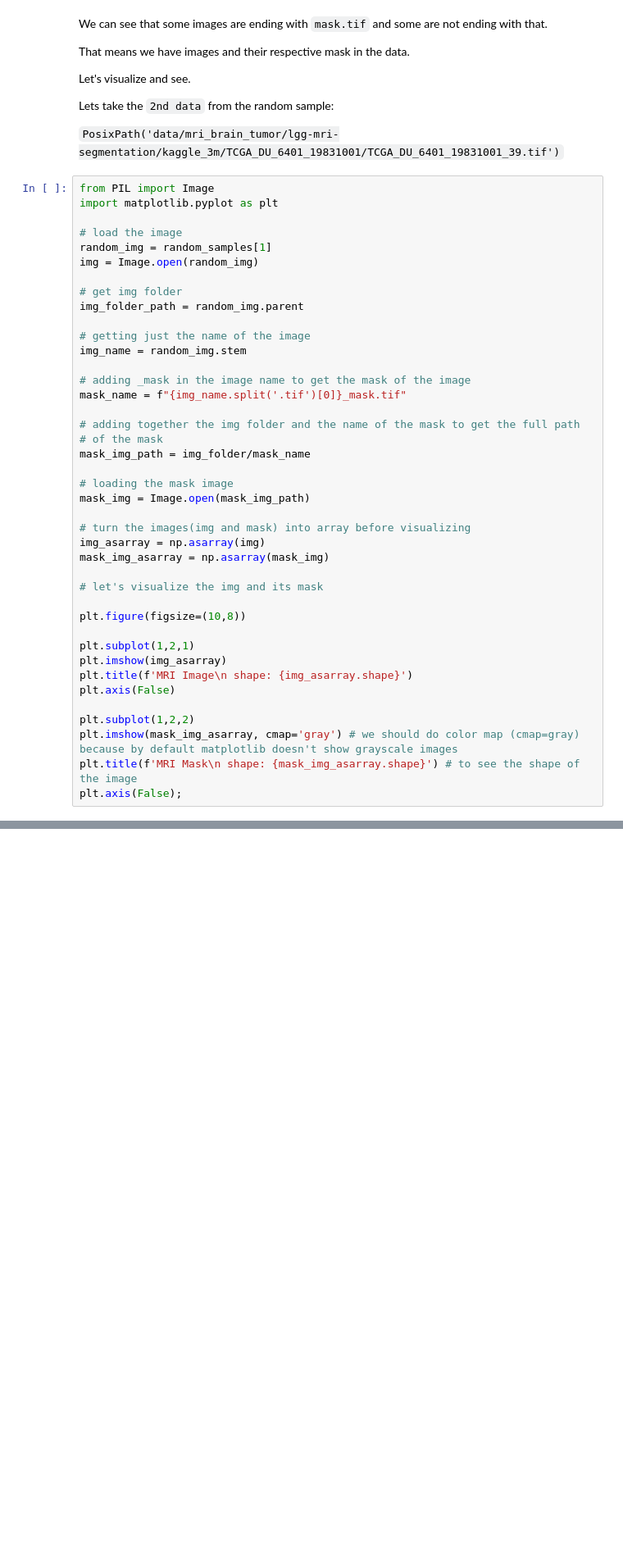
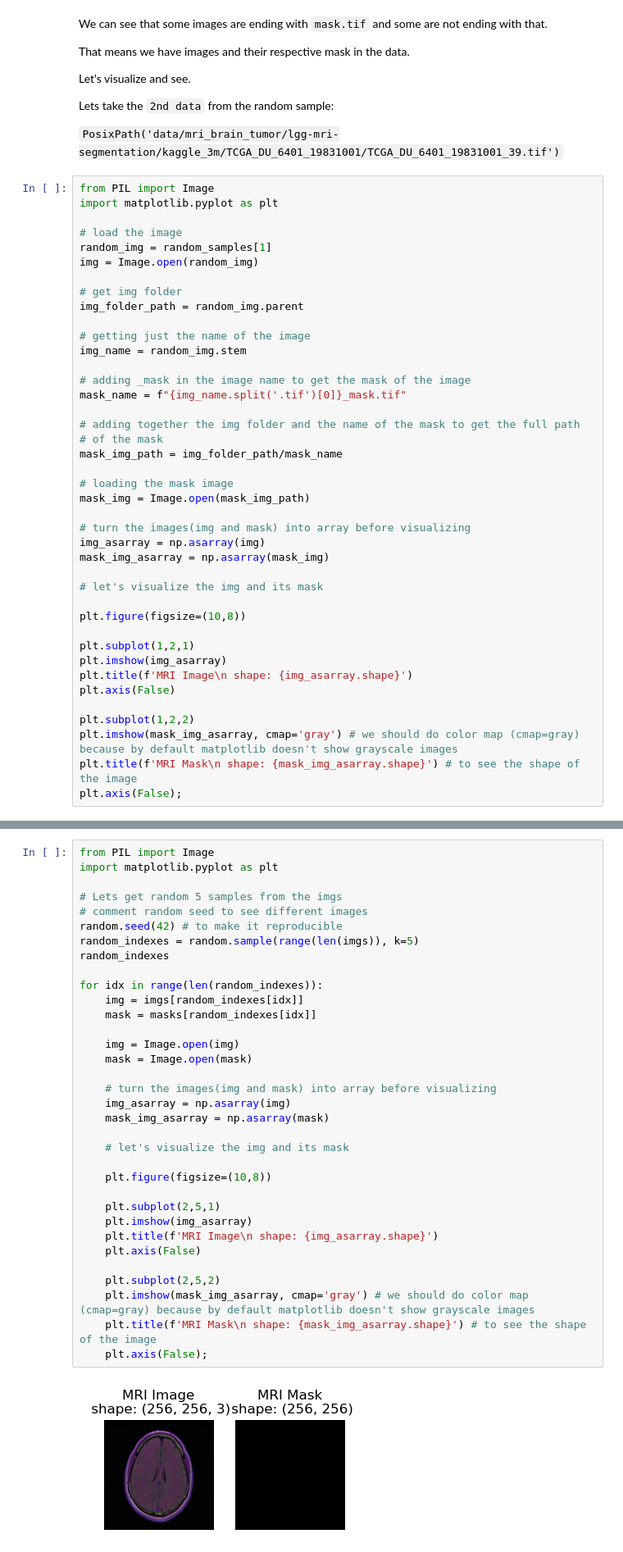
Before and after one commit to maheshsunuwar/brain-tumor-segmentation, a Jupyter notebook: mri-brain-tumor-segmentation.ipynb, the cells around one changed output, grey strips where cells are left out. Shown at 82% size. Saved outputs shown, nothing was run; the diff lists cells and outputs as text; blank space fills up the shorter version.

```diff
--- a/mri-brain-tumor-segmentation.ipynb
+++ b/mri-brain-tumor-segmentation.ipynb
@@ -130,7 +136,7 @@ mask_name = f"{img_name.split('.tif')[0]}_mask.tif"
 
 # adding together the img folder and the name of the mask to get the full path
 # of the mask
-mask_img_path = img_folder/mask_name
+mask_img_path = img_folder_path/mask_name
 
 # loading the mask image
 mask_img = Image.open(mask_img_path)
@@ -165,0 +232,36 @@ Mask: 'data/mri_brain_tumor/lgg-mri-segmentation/kaggle_3m/TCGA_DU_6401_19831001
+# %%
+from PIL import Image
+import matplotlib.pyplot as plt
+
+# Lets get random 5 samples from the imgs
+# comment random seed to see different images
+random.seed(42) # to make it reproducible
+random_indexes = random.sample(range(len(imgs)), k=5)
+random_indexes
+
+for idx in range(len(random_indexes)):
+    img = imgs[random_indexes[idx]]
+    mask = masks[random_indexes[idx]]
+
+    img = Image.open(img)
+    mask = Image.open(mask)
+
+    # turn the images(img and mask) into array before visualizing
+    img_asarray = np.asarray(img)
+    mask_img_asarray = np.asarray(mask)
+
+    # let's visualize the img and its mask
+
+    plt.figure(figsize=(10,8))
+
+    plt.subplot(2,5,1)
+    plt.imshow(img_asarray)
+    plt.title(f'MRI Image\n shape: {img_asarray.shape}')
+    plt.axis(False)
+
+    plt.subplot(2,5,2)
+    plt.imshow(mask_img_asarray, cmap='gray') # we should do color map (cmap=gray) because by default matplotlib doesn't show grayscale images
+    plt.title(f'MRI Mask\n shape: {mask_img_asarray.shape}') # to see the shape of the image
+    plt.axis(False);
+# %% [output]
+[figure, added]
```
Also changed, not shown: parts of 39 cells of this notebook, 2 other files.
